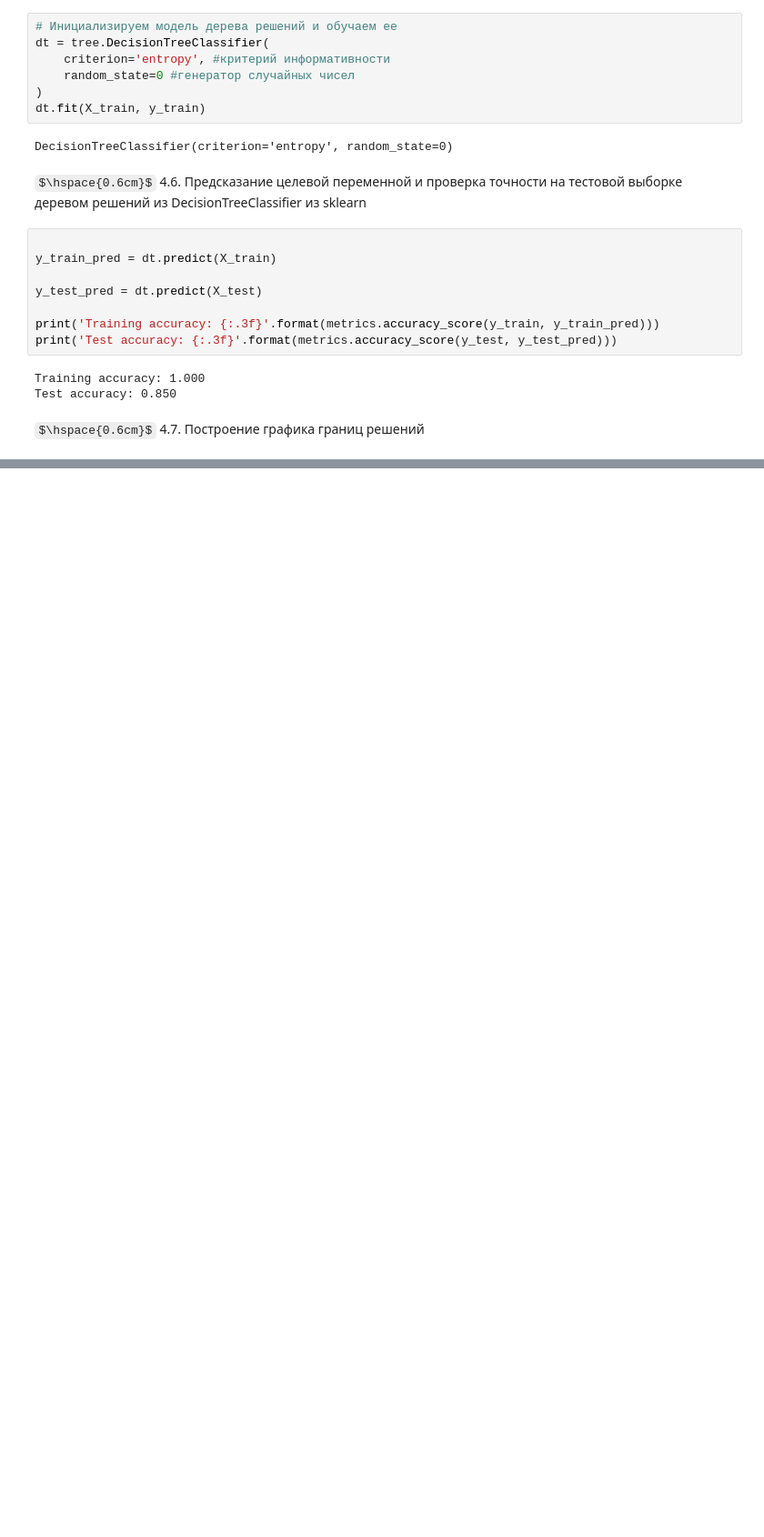
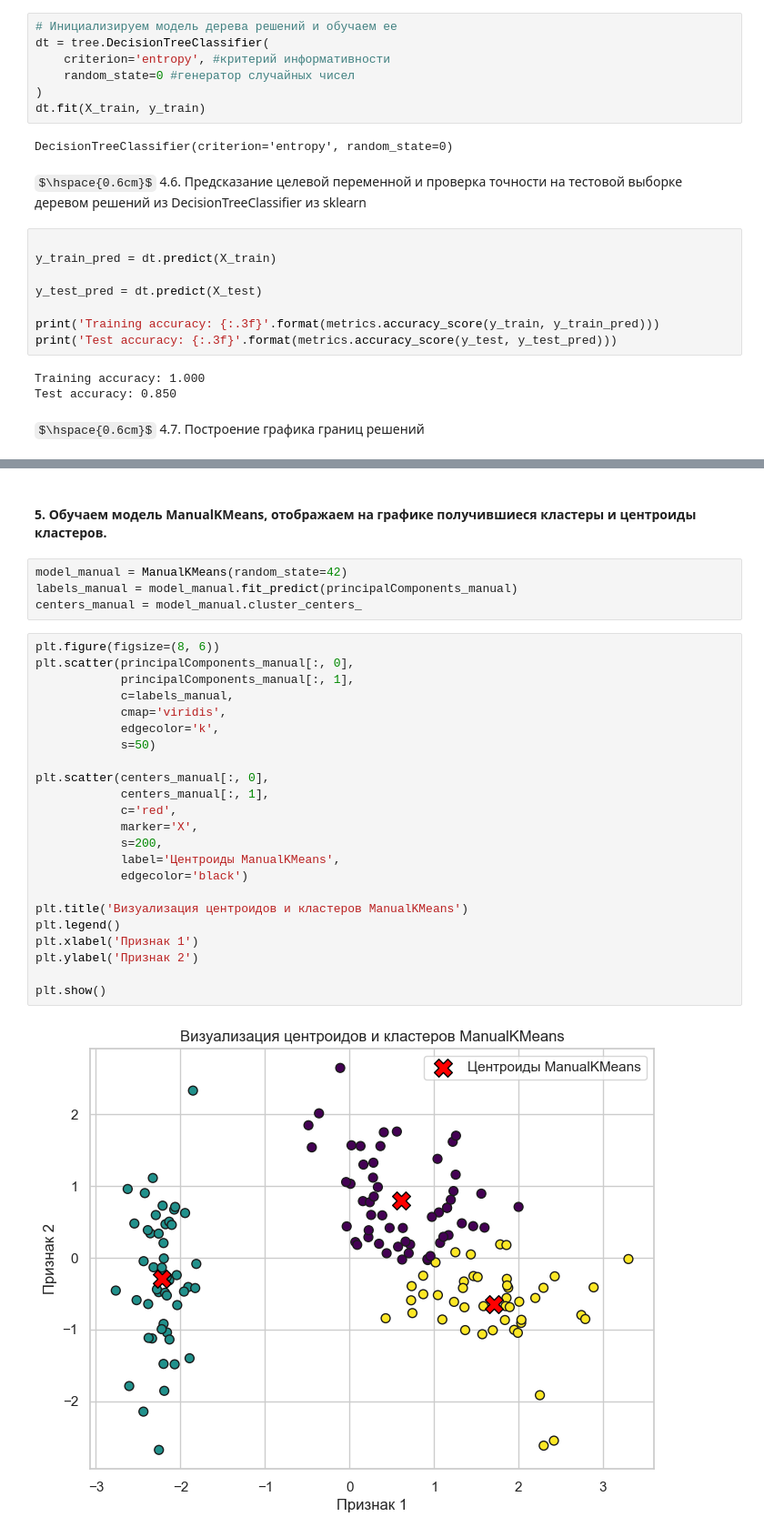
Before and after one commit to troydenys-git/New_MIFI_ML2, a Jupyter notebook: Math trees/Сессионное задание/Сесс. задание. Доп главы ВМ. Троян Д.И.ipynb, the cells around one changed output, grey strips where cells are left out. Shown at 91% size. Cells and saved outputs as stored; diff of their text form; some formulas as TeX source; blank space fills up the shorter version.

```diff
--- a/Math trees/Сессионное задание/Сесс. задание. Доп главы ВМ. Троян Д.И.ipynb
+++ b/Math trees/Сессионное задание/Сесс. задание. Доп главы ВМ. Троян Д.И.ipynb
@@ -345,0 +683,31 @@ $$
+# %% [markdown]
+#### 5. Обучаем модель ManualKMeans, отображаем на графике получившиеся кластеры и центроиды кластеров.
+# %%
+model_manual = ManualKMeans(random_state=42)
+labels_manual = model_manual.fit_predict(principalComponents_manual)
+centers_manual = model_manual.cluster_centers_
+# %%
+plt.figure(figsize=(8, 6))
+plt.scatter(principalComponents_manual[:, 0],
+            principalComponents_manual[:, 1],
+            c=labels_manual,
+            cmap='viridis',
+            edgecolor='k',
+            s=50)
+
+plt.scatter(centers_manual[:, 0],
+            centers_manual[:, 1],
+            c='red',
+            marker='X',
+            s=200,
+            label='Центроиды ManualKMeans',
+            edgecolor='black')
+
+plt.title('Визуализация центроидов и кластеров ManualKMeans')
+plt.legend()
+plt.xlabel('Признак 1')
+plt.ylabel('Признак 2')
+
+plt.show()
+# %% [output]
+[figure, added]
```
Also changed, not shown: parts of 39 cells of this notebook, 8 other files.
